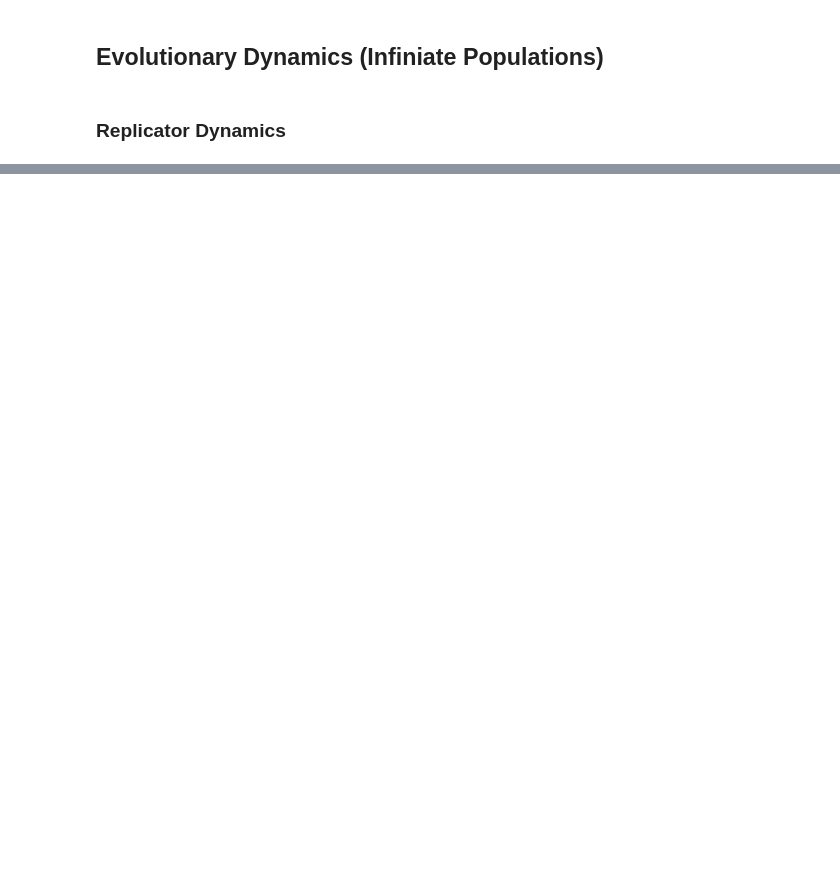
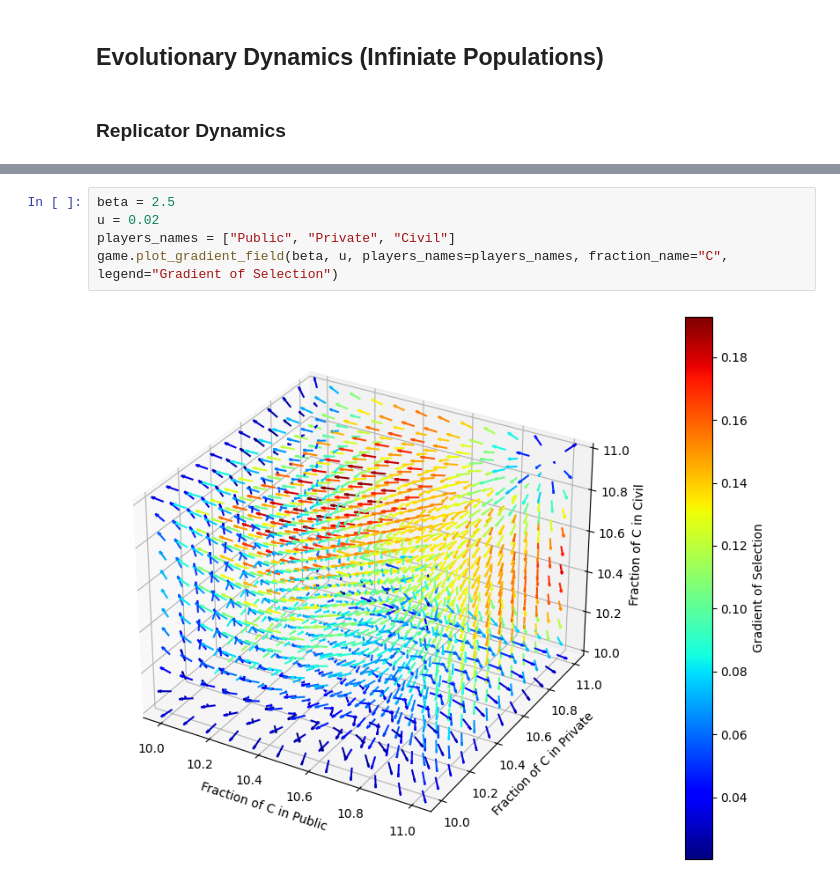
Before and after one commit to dalnakeb/Recommendation_Systems_Evolutionary_Dynamics, a Jupyter notebook: notebooks/rec_sys_evol_dyn.ipynb, the cells around one changed output, grey strips where cells are left out. Saved outputs shown, nothing was run; the diff lists cells and outputs as text; blank space fills up the shorter version.

Commit message:
finishing sync and async + gradient

```diff
--- a/notebooks/rec_sys_evol_dyn.ipynb
+++ b/notebooks/rec_sys_evol_dyn.ipynb
@@ -293,0 +201,7 @@ plot_stationary_distribution_bar_charts(stat)
+# %%
+beta = 2.5
+u = 0.02
+players_names = ["Public", "Private", "Civil"]
+game.plot_gradient_field(beta, u, players_names=players_names, fraction_name="C", legend="Gradient of Selection")
+# %% [output]
+[figure, added]
```
Also changed, not shown: parts of 19 cells of this notebook, 1 other file.
